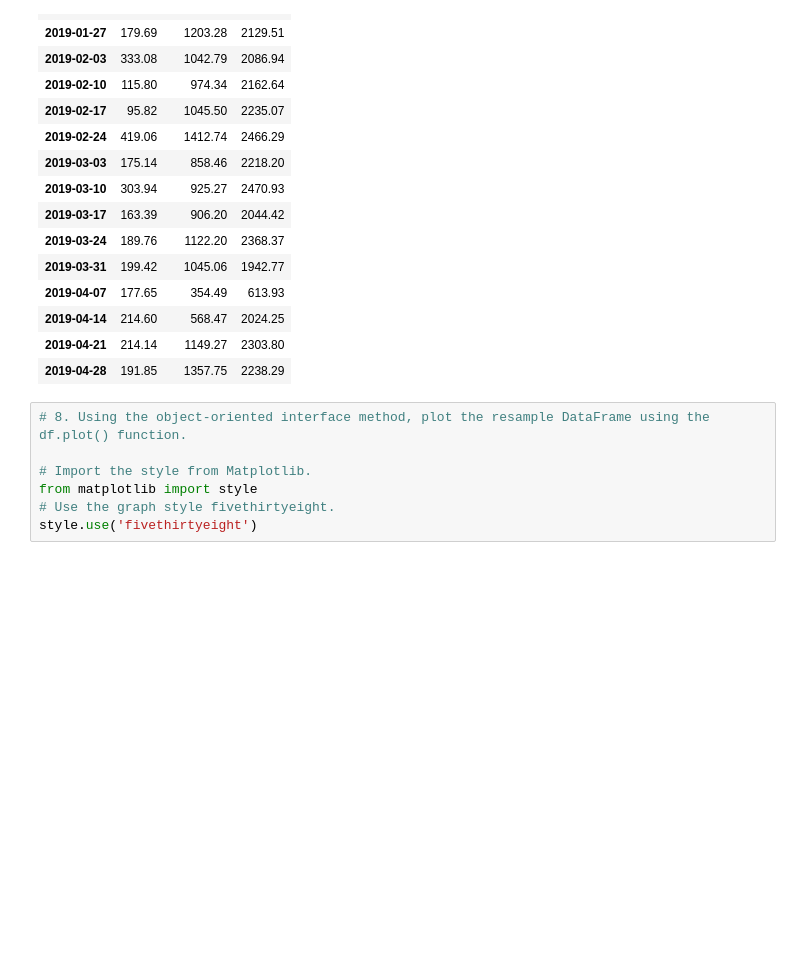
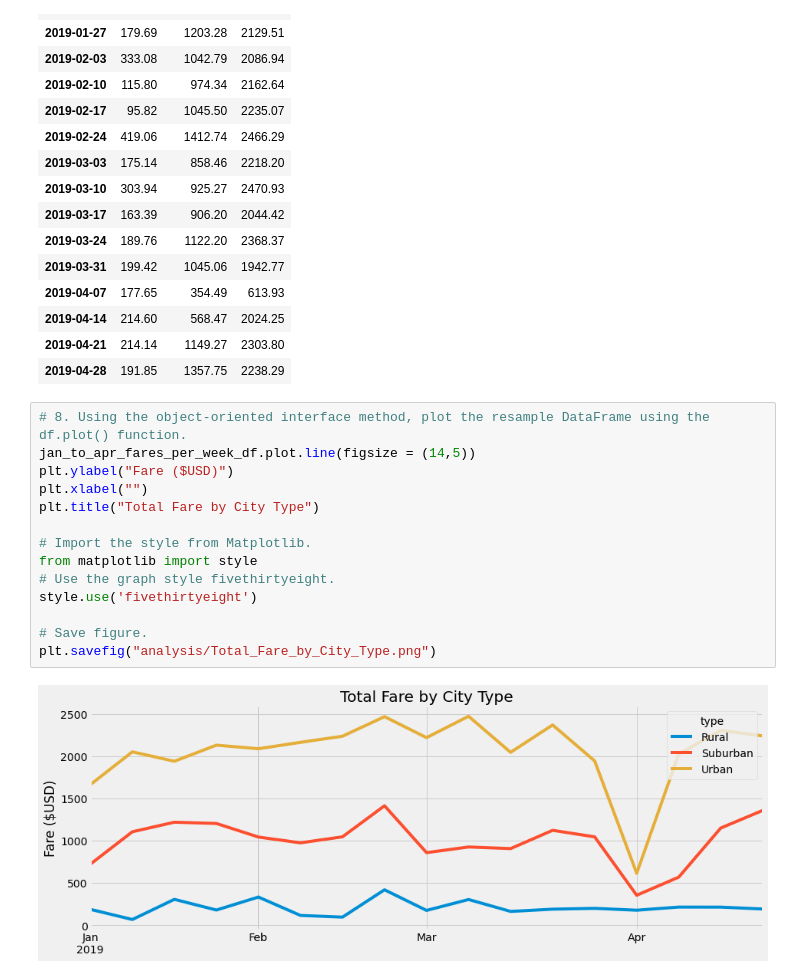
Before and after one commit to Amanda-Palenchar/PyBer_Analysis, a Jupyter notebook: PyBer_Challenge.ipynb, the cells around one changed output. Saved outputs shown, nothing was run; the diff lists cells and outputs as text; blank space fills up the shorter version.

Commit message:
Completed line graph.

```diff
--- a/PyBer_Challenge.ipynb
+++ b/PyBer_Challenge.ipynb
@@ -218,8 +218,17 @@ jan_to_apr_fares_per_week_df
 | 2019-04-28 | 191.85 | 1357.75 | 2238.29 |
 # %%
 # 8. Using the object-oriented interface method, plot the resample DataFrame using the df.plot() function.
+jan_to_apr_fares_per_week_df.plot.line(figsize = (14,5))
+plt.ylabel("Fare ($USD)")
+plt.xlabel("")
+plt.title("Total Fare by City Type")
 
 # Import the style from Matplotlib.
 from matplotlib import style
 # Use the graph style fivethirtyeight.
 style.use('fivethirtyeight')
+
+# Save figure.
+plt.savefig("analysis/Total_Fare_by_City_Type.png")
+# %% [output]
+[figure, added]
```
Also changed, not shown: 1 other file.
